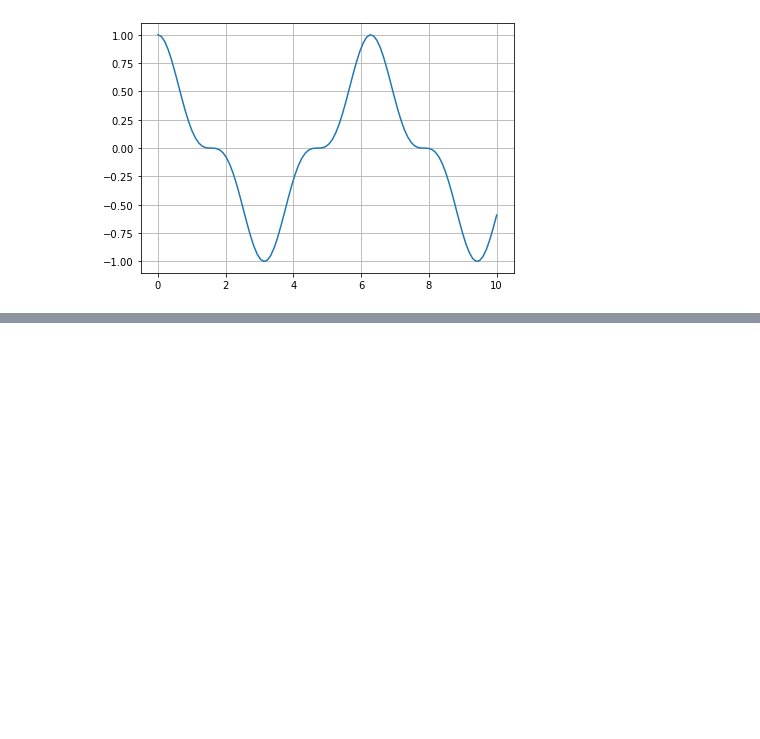
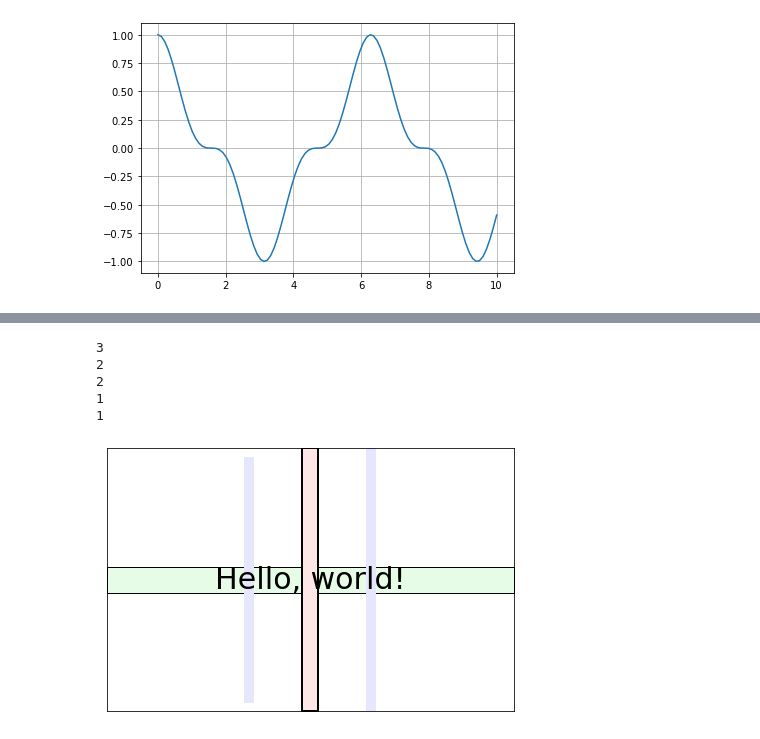
Before and after one commit to alexanderthclark/Matplotlib-for-Storytellers, a Jupyter notebook: python/Figure-Dev.ipynb, the cells around one changed output, grey strips where cells are left out. Cells and saved outputs as stored; diff of their text form; code cells hidden in the pictures; blank space fills up the shorter version.

```diff
--- a/python/Figure-Dev.ipynb
+++ b/python/Figure-Dev.ipynb
@@ -551,0 +581,52 @@ savepy('grids-multi')
+# %%
+fig, ax = plt.figure(), plt.axes()
+ax.set_xlim(0,1)
+ax.set_ylim(0,1)
+ax.set_xticks([])
+ax.set_yticks([])
+
+# make colors
+green = (.9, .99, .9)
+blue = (.9, .9, .99)
+red = (.99, .9, .9)
+
+# Text with default zorder of 3
+text = ax.text(0.5, 0.5, "Hello, world!",
+               size = 30,
+               ha = 'center',
+               va = 'center')
+
+# Lines with default zorder of 2
+line1 = ax.axvline(0.65,
+                   linewidth = 10,
+                   color = blue)
+line2 = ax.plot([0.35, 0.35], [.05, .95],
+                linewidth = 10,
+                color = blue)
+
+# Patches with default zorder of 1
+patch1 = ax.fill_between([0,1], 0.45, .55,
+                         facecolor = green,
+                         edgecolor = 'black')
+patch2 = ax.fill_between([.48,.52], 0, 1,
+                         facecolor = red,
+                         edgecolor = 'black',
+                         linewidth = 2)
+
+# Check zorders
+print(text.get_zorder())
+print(line1.get_zorder())
+print(line2[0].get_zorder())
+print(patch1.get_zorder())
+print(patch2.get_zorder())
+#truncate
+plt.tight_layout()
+plt.savefig("default-z.pdf")
+plt.show()
+# %% [output]
+3
+2
+2
+1
+1
+[figure, added]
```
Also changed, not shown: parts of 34 cells of this notebook, 54 other files.
